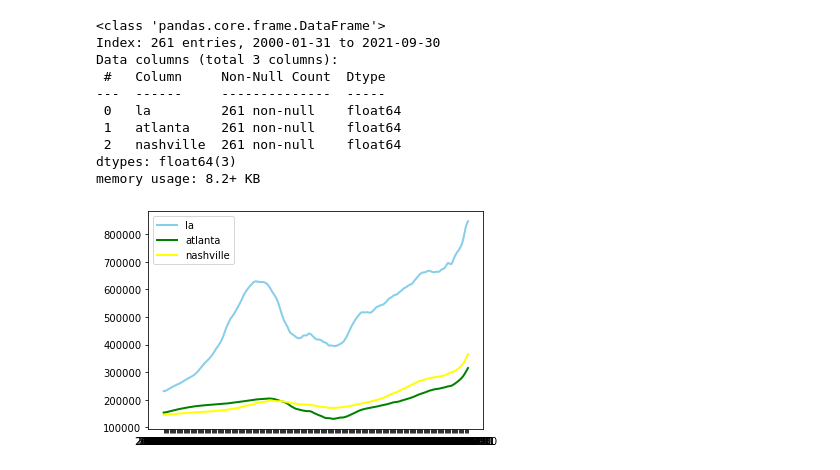
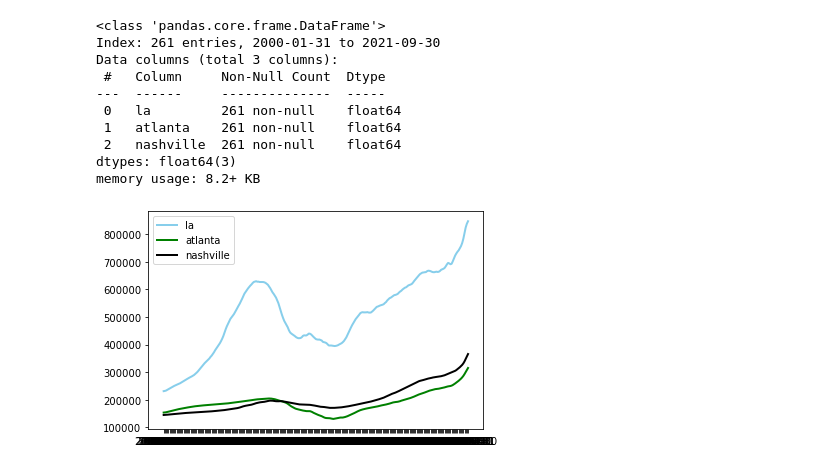
Before and after one commit to Liuchenxi1/Nashville-house-market-analysis, a Jupyter notebook: Nashville house - zillow download. .ipynb, the cells around one changed output. Drawn from its saved outputs; the diff is of its cells as text; code cells hidden in the pictures.

```diff
--- a/Nashville house - zillow download. .ipynb
+++ b/Nashville house - zillow download. .ipynb
@@ -332,14 +330,14 @@ Data columns (total 3 columns):
  2   nashville  261 non-null    float64
 dtypes: float64(3)
 memory usage: 8.2+ KB
-# %%
-plt.plot('la',data=cities_new, color='skyblue',linewidth = 2)
-plt.plot( 'atlanta', data=cities_new, color= 'green',linewidth = 2)
-plt.plot( 'nashville', data=cities_new, color='yellow',linewidth = 2)
-##plt.locator_params(axis='x', nbins=10)
-
-plt.legend()
-
-plt.show()
-# %% [output]
-[figure, removed]
+# %%
+plt.plot('la',data=cities_new, color='skyblue',linewidth = 2)
+plt.plot( 'atlanta', data=cities_new, color= 'green',linewidth = 2)
+plt.plot( 'nashville', data=cities_new, color='black',linewidth = 2)
+##plt.locator_params(axis='x', nbins=10)
+
+plt.legend()
+
+plt.show()
+# %% [output]
+[figure, added]
```
Also changed, not shown: parts of 4 cells of this notebook, 3 other files.
